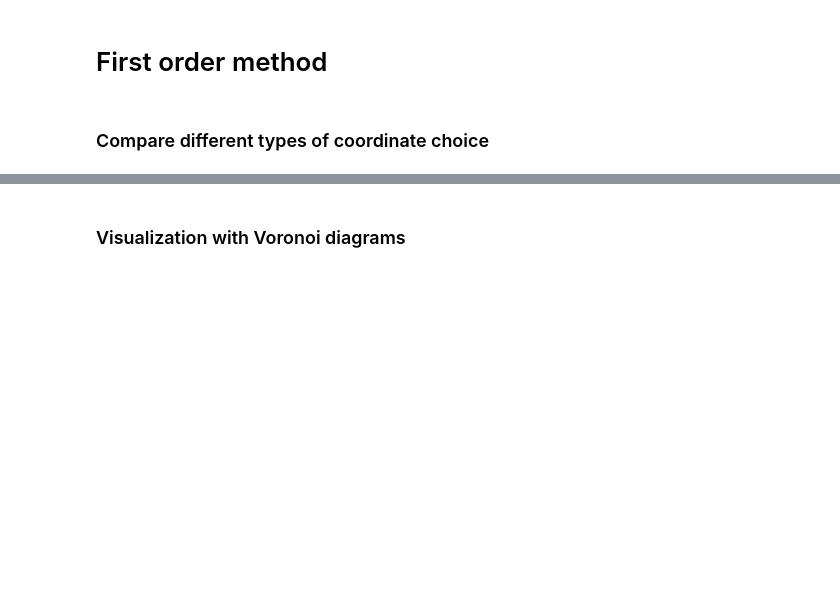
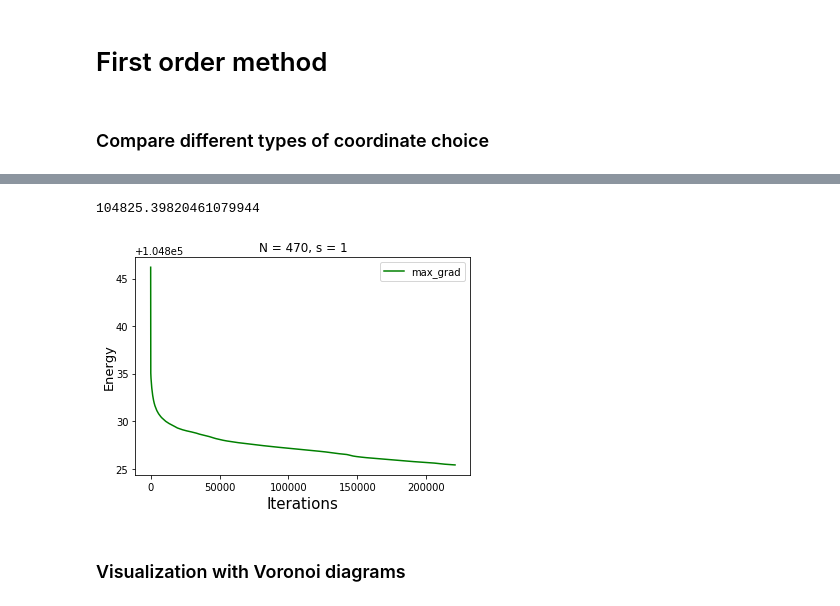
Before and after one commit to Ilyas979/Fekete-Problem, a Jupyter notebook: Fekete_code.ipynb, the cells around one changed output, grey strips where cells are left out. Drawn from its saved outputs; the diff is of its cells as text; code cells hidden in the pictures; blank space fills up the shorter version.

```diff
--- a/Fekete_code.ipynb
+++ b/Fekete_code.ipynb
@@ -532,0 +570,9 @@ print(energies3[-1])
+# %%
+N0 = 470
+Maxiter = N0**2
+s0 = 1
+# %%
+%%time
+opt470 = BestOptimizer(N = N0, s = s0, accelerated=False, idx_choice = 'max_grad', maxiter = Maxiter, init_type = 'generalized_spiral')
+energies470, points470 = opt470.Gradient_descent()
+print('min_energy: ', energies470[-1])
@@ -532,0 +583,13 @@ print(energies3[-1])
+# %%
+p = 0
+q = -1
+plt.plot(range(len(energies470[p:q])), energies470[p:q], c = 'g', label = 'max_grad')
+plt.xlabel("Iterations", fontsize = 15)
+plt.ylabel("Energy", fontsize = 13, labelpad = -0.5)
+plt.legend(fontsize = 10)
+plt.title("N = "+str(N0)+', s = '+str(s0))
+plt.savefig('Large_N_test'+str(N0)+'_s_'+str(s0), dpi = 300)
+print(energies470[-1])
+# %% [output]
+104825.39820461079944
+[figure, added]
```
Also changed, not shown: parts of 26 cells of this notebook.
